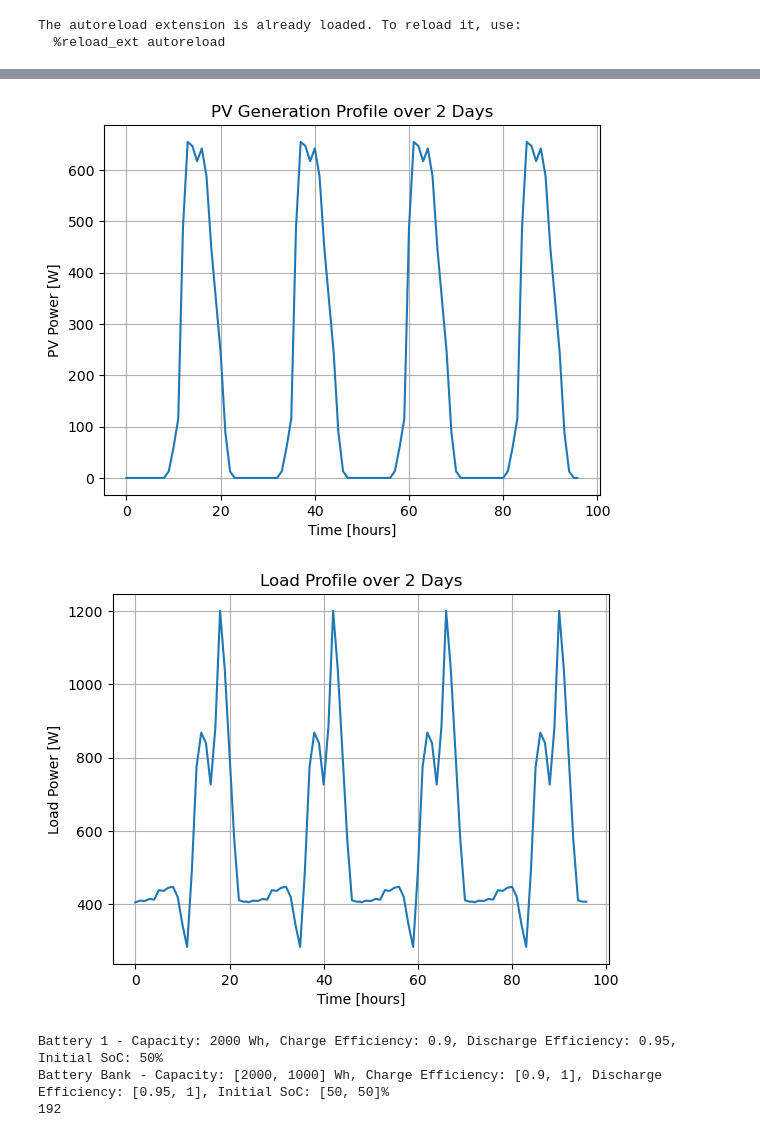
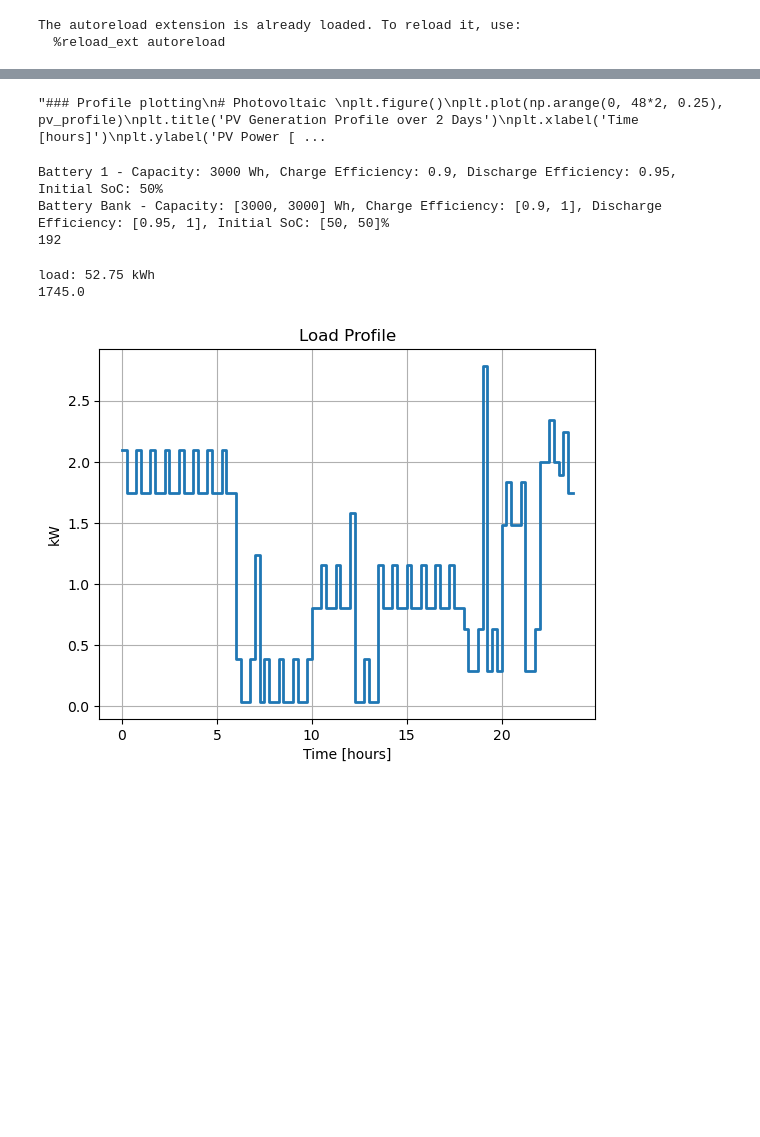
Before and after one commit to DaniloOrige/Microgrid_MPC_Simulation, a Jupyter notebook: dev/simulation.ipynb, the cells around one changed output, grey strips where cells are left out. Cells and saved outputs as stored; diff of their text form; code cells hidden in the pictures; blank space fills up the shorter version.

Commit message:
before controller changes

```diff
--- a/dev/simulation.ipynb
+++ b/dev/simulation.ipynb
@@ -30,5 +39,5 @@ load_profile = np.hstack((load_profile, load_profile))
 # %%
-### Profile plotting
+'''### Profile plotting
 # Photovoltaic
 plt.figure()
 plt.plot(np.arange(0, 48*2, 0.25), pv_profile)
@@ -45,10 +54,9 @@ plt.title('Load Profile over 2 Days')
 plt.xlabel('Time [hours]')
 plt.ylabel('Load Power [W]')
 plt.grid()
-plt.show()
+plt.show()'''
 # %% [output]
-[figure, removed]
-[figure, removed]
+"### Profile plotting\n# Photovoltaic \nplt.figure()\nplt.plot(np.arange(0, 48*2, 0.25), pv_profile)\nplt.title('PV Generation Profile over 2 Days')\nplt.xlabel('Time [hours]')\nplt.ylabel('PV Power [ ...
 # %%
 ########## Parameters
 
@@ -58,33 +66,86 @@ dt = ts / 3600 # Sampling time in hours
 samples_hour = 3600/ts # Hour in samples
 
 # Battery parameters
-C_bat = [2 * 1000, 1 * 1000]  # Battery capacity [Wh]
+C_bat = [3 * 1000, 3 * 1000]  # Battery capacity [Wh]
 eta_ch = [0.9, 1] # Charge efficiency
 eta_dis = [0.95, 1]
 SoC_IC = [50, 50]  # Initial state of charge [%]
-# turar 100-------------------------------------------------------------
+alpha = [0.99999, 0.9999]
+
 K_ch = [100*(dt)*eta_ch[0]/C_bat[0], 100*(dt)*eta_ch[1]/C_bat[1] ]   # Charging constant
 K_dis = [100*(dt)/(eta_dis[0]*C_bat[0]), 100*(dt)/(eta_dis[1]*C_bat[1])]  # Discharging constant
 
-bat1 = Batterytest(C_bat[0], eta_ch[0], eta_dis[0], SoC_IC[0], K_ch[0], K_dis[0], alpha=0.99995)
+bat1 = Batterytest(C_bat[0], eta_ch[0], eta_dis[0], SoC_IC[0], K_ch[0], K_dis[0], alpha= alpha[0])
 
 print(f"Battery 1 - Capacity: {bat1.capacity} Wh, Charge Efficiency: {bat1.ch_efficiency}, Discharge Efficiency: {bat1.dis_efficiency}, Initial SoC: {bat1.SoC}%")
-battery = Battery(C_bat, eta_ch, eta_dis, SoC_IC, K_ch, K_dis, alpha = [1, 0.99995])  # Create battery instance
+battery = Battery(C_bat, eta_ch, eta_dis, SoC_IC, K_ch, K_dis, alpha= alpha)  # Create battery instance
 print(f"Battery Bank - Capacity: {battery.capacity} Wh, Charge Efficiency: {battery.ch_efficiency}, Discharge Efficiency: {battery.dis_efficiency}, Initial SoC: {battery.SoC}%")
 
 
 # Controller parameters
-Nu = int(4 * samples_hour)  # Control horizon
+Nu = int(12 * samples_hour)  # Control horizon
 Np = int(24 * samples_hour)  # Prediction horizon
 
 # Simulation parameters
-t_sim = 24 * 2  # Simulation time [h]
+days = 2
+t_sim = 24 * days  # Simulation time [h]
 Nsim = int(t_sim * samples_hour)  # Number of simulation steps
 print(Nsim)
 # %% [output]
-Battery 1 - Capacity: 2000 Wh, Charge Efficiency: 0.9, Discharge Efficiency: 0.95, Initial SoC: 50%
-Battery Bank - Capacity: [2000, 1000] Wh, Charge Efficiency: [0.9, 1], Discharge Efficiency: [0.95, 1], Initial SoC: [50, 50]%
+Battery 1 - Capacity: 3000 Wh, Charge Efficiency: 0.9, Discharge Efficiency: 0.95, Initial SoC: 50%
+Battery Bank - Capacity: [3000, 3000] Wh, Charge Efficiency: [0.9, 1], Discharge Efficiency: [0.95, 1], Initial SoC: [50, 50]%
 192
+# %%
+# Creating different load profiles
+
+# Summer scenario with a family of 4.
+# Freezer: 24h
+# Air conditioning: 3 air conditioners (inverter) with 9000 BTU (570 Wh) for 8 hours a night (in each room)
+# 1 extra air conditioner (on/off) for the living room with 12000 BTU (1.15 kWh) on for 6 hours during the late morning and afternoon
+# Electric shower: 7500 W, 10 min per person per day -> 40min. 7500*2/3 = kWh
+# Electric oven: 2000 W, 1h in the evening. Assuming that its not on all the time the oven is in use
+# 2000 W * 0.7 = kWh
+
+
+load_dict ={
+    'Wifi' : {'type': 'continuous', 'power': 35, 'hours': [[0, 24]]},
+    'Room AC' : {'type': 'continuous', 'power': 1710, 'hours': [[22, 6]]},
+    'Office AC': {'type': 'continuous', 'power': 570, 'hours': [[10, 12], [13.5, 18]]},
+    'Office PC': {'type': 'continuous', 'power': 200, 'hours': [[10, 12], [13.5, 18]]},
+    'Oven' : {'type': 'continuous', 'power': 1200, 'hours': [[20, 21]]},
+    'Lights' : {'type': 'continuous', 'power': 100 , 'hours': [[18, 23]]},
+    'TV' : {'type': 'continuous', 'power': 150 , 'hours': [[18, 23.5]],  },
+    'Shower' : {'type': 'continuous', 'power': 2500, 'hours': [[19.0, 19.25]]},
+    'Microwaves' : {'type': 'continuous', 'power': 1200, 'hours': [[7.0, 7.25],[12.0, 12.25], [21.0, 21.25]]},
+    'Freezer' : {'type' : 'cyclic', 'power' : 350 , 't_on' : 15, 't_off' : 30}
+
+}
+#'Living_R AC' : {'type': 'continuous', 'power': 800 , 'hours': [[16, 22]]},
+
+load_profile = load_generator(days= days, steps= 96, load_dict= load_dict)
+print(f'load: {np.sum(load_profile)/1000 * 0.25} kWh')
+load_profile_np = load_profile[:Np]
+#print(load_profile_np.shape)
+
+
+
+
+load_profile = np.hstack((load_profile, load_profile_np)) # adds Np samples to be used in the simulation
+print(load_profile[22])
+
+
+
+plt.figure()
+plt.step(np.arange(0, 24, 0.25), load_profile[:96]/1000, where='post', linewidth=2)
+plt.title('Load Profile')
+plt.xlabel('Time [hours]')
+plt.ylabel('kW')
+plt.grid()
+plt.show()
+# %% [output]
+load: 52.75 kWh
+1745.0
+[figure, added]
 # %%
 # Tariff Rules
 # White tariff rules for residential consumer supplied voltages lower than 2.3kV in Florianopolis, SC, Brazil (2025)
```
Also changed, not shown: parts of 9 cells of this notebook, 2 other files.
